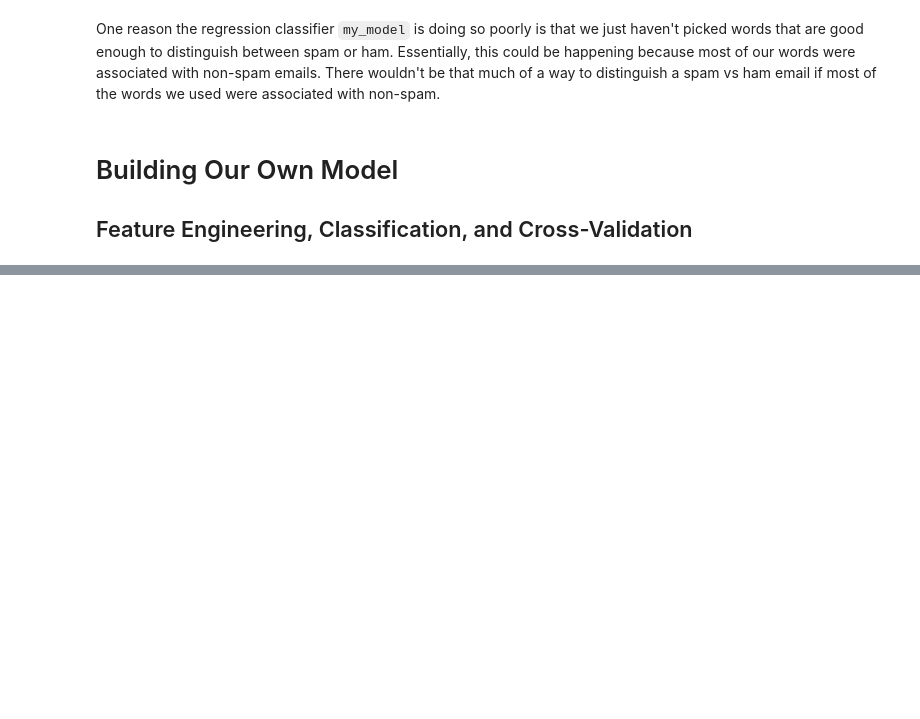
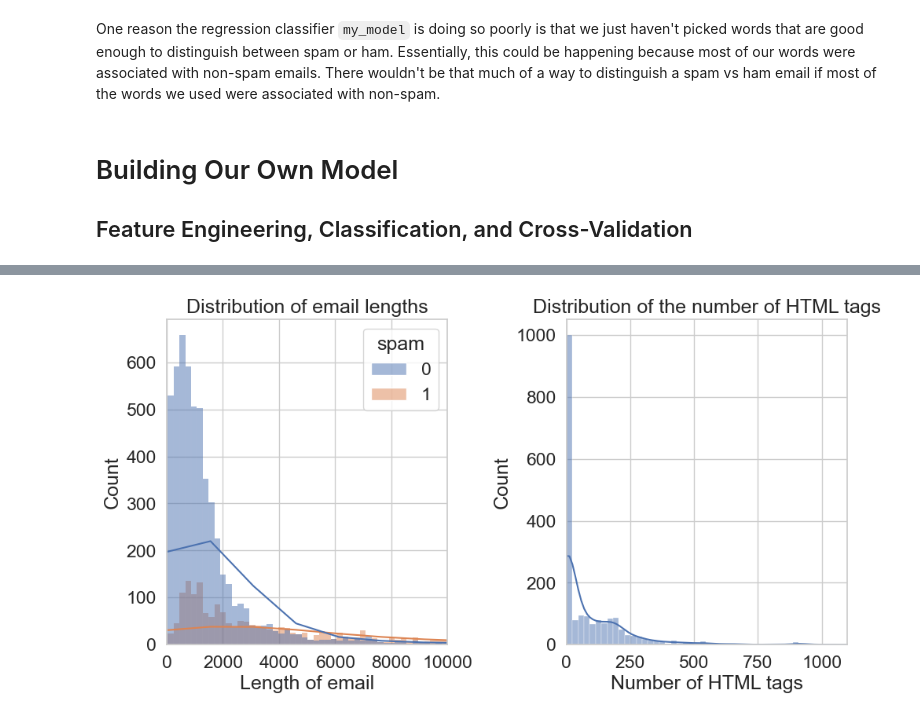
Before and after one commit to brandonconcepcion/Spam-vs-Ham, a Jupyter notebook: Notebook.ipynb, the cells around one changed output, grey strips where cells are left out. Drawn from its saved outputs; the diff is of its cells as text; code cells hidden in the pictures; blank space fills up the shorter version.

Commit message:
Finished tweaking the model

```diff
--- a/Notebook.ipynb
+++ b/Notebook.ipynb
@@ -599,7 +458,0 @@ As in Project B1, we set the seed (`random_state`) to 42. **Do not modify this i
-# %%
-# This creates a 90/10 train-validation split on our labeled data.
-from sklearn.model_selection import train_test_split
-train, val = train_test_split(original_training_data, test_size = 0.1, random_state = 42)
-
-# We must do this in order to preserve the ordering of emails to labels for words_in_texts.
-train = train.reset_index(drop = True)
@@ -1403,0 +507,40 @@ Your submission has been exported. Click here to download the zip file.
+# %%
+import matplotlib.pyplot as plt
+import seaborn as sns
+import re
+
+train_copy = train.copy()
+
+plt.figure(figsize=(10, 15))
+
+# Plot 1: Distribution of email lengths for spam and ham emails
+train_copy["length_email"] = train_copy["email"].apply(len)
+
+plt.subplot(3, 2, 1)  # Use plt.subplot to specify the subplot location
+sns.histplot(data=train_copy, x="length_email", hue="spam", kde=True)
+plt.xlim(0, 10000)
+plt.xlabel("Length of email")
+plt.title("Distribution of email lengths")
+
+# Prepare data for the second plot
+train_copy_html = train.copy()
+
+def count_HTML_tags(email_contents):
+    html_tags = re.findall(r'<[^>]+>', email_contents)
+    return len(html_tags)
+
+train_copy_html['html_tag_count'] = train_copy_html['email'].apply(count_HTML_tags)
+train_copy_html_spam = train_copy_html[train_copy_html["spam"] == 1]
+
+# Plot 2: Distribution of the number of HTML tags for spam emails
+plt.subplot(3, 2, 2)  # Specify the second subplot location
+sns.histplot(data=train_copy_html_spam, x="html_tag_count", kde=True)
+plt.xlim(0, 1100)
+plt.xlabel("Number of HTML tags")
+plt.title("Distribution of the number of HTML tags")
+
+# Show the plots
+plt.tight_layout()
+plt.show()
+# %% [output]
+[figure, added]
```
Also changed, not shown: parts of 112 cells of this notebook, 2 other files.
